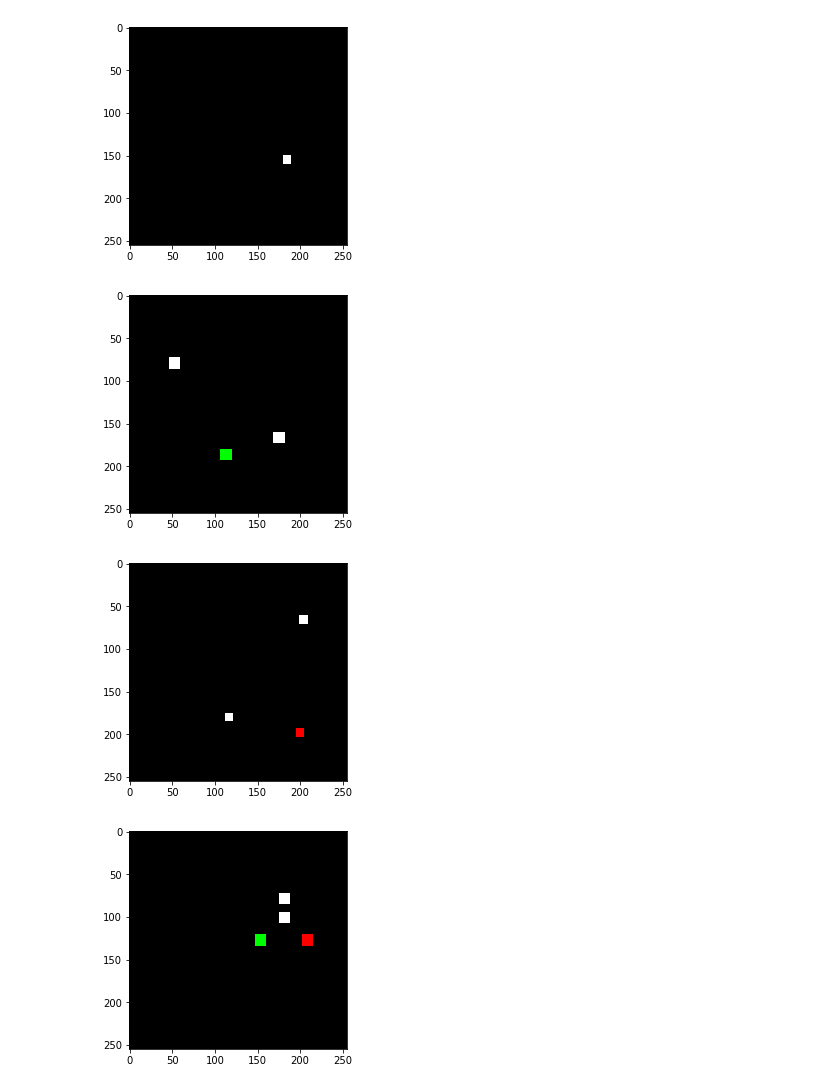
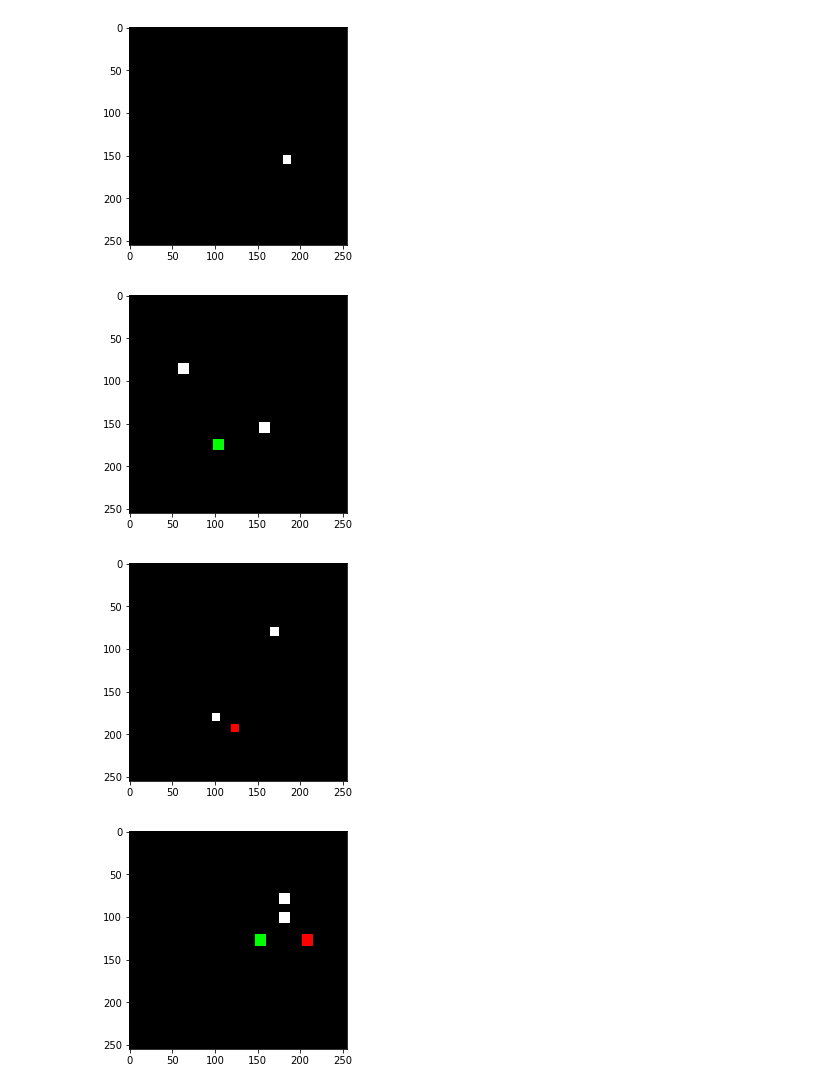
Before and after one commit to kurtrm/bearing_rate_analysis, a Jupyter notebook: nav_lights_analysis.ipynb, the cells around one changed output. Saved outputs shown, nothing was run; the diff lists cells and outputs as text; code cells hidden in the pictures.

```diff
--- a/nav_lights_analysis.ipynb
+++ b/nav_lights_analysis.ipynb
@@ -144,10 +135,10 @@ def broad_greater_than_50_meters_starboard():
 # %%
 stbd_broad_images_gt_50m = broad_greater_than_50_meters_starboard()
 # %%
-plt.imshow(stbd_broad_images[519].reshape(255, 255, 3))
+plt.imshow(stbd_broad_images_gt_50m[519].reshape(255, 255, 3))
 plt.show();
 # %% [output]
-[figure, old version]
+[figure, new version]
 # %%
 def broad_greater_than_50_meters_port():
     """
@@ -189,10 +180,10 @@ def broad_greater_than_50_meters_port():
 # %%
 port_broad_images_gt_50m = broad_greater_than_50_meters_port()
 # %%
-plt.imshow(port_broad_images[8].reshape(255, 255, 3))
+plt.imshow(port_broad_images_gt_50m[8].reshape(255, 255, 3))
 plt.show();
 # %% [output]
-[figure, old version]
+[figure, new version]
 # %%
 def bow_lights_gt_50m():
     """
```
Also changed, not shown: parts of 13 cells of this notebook.
